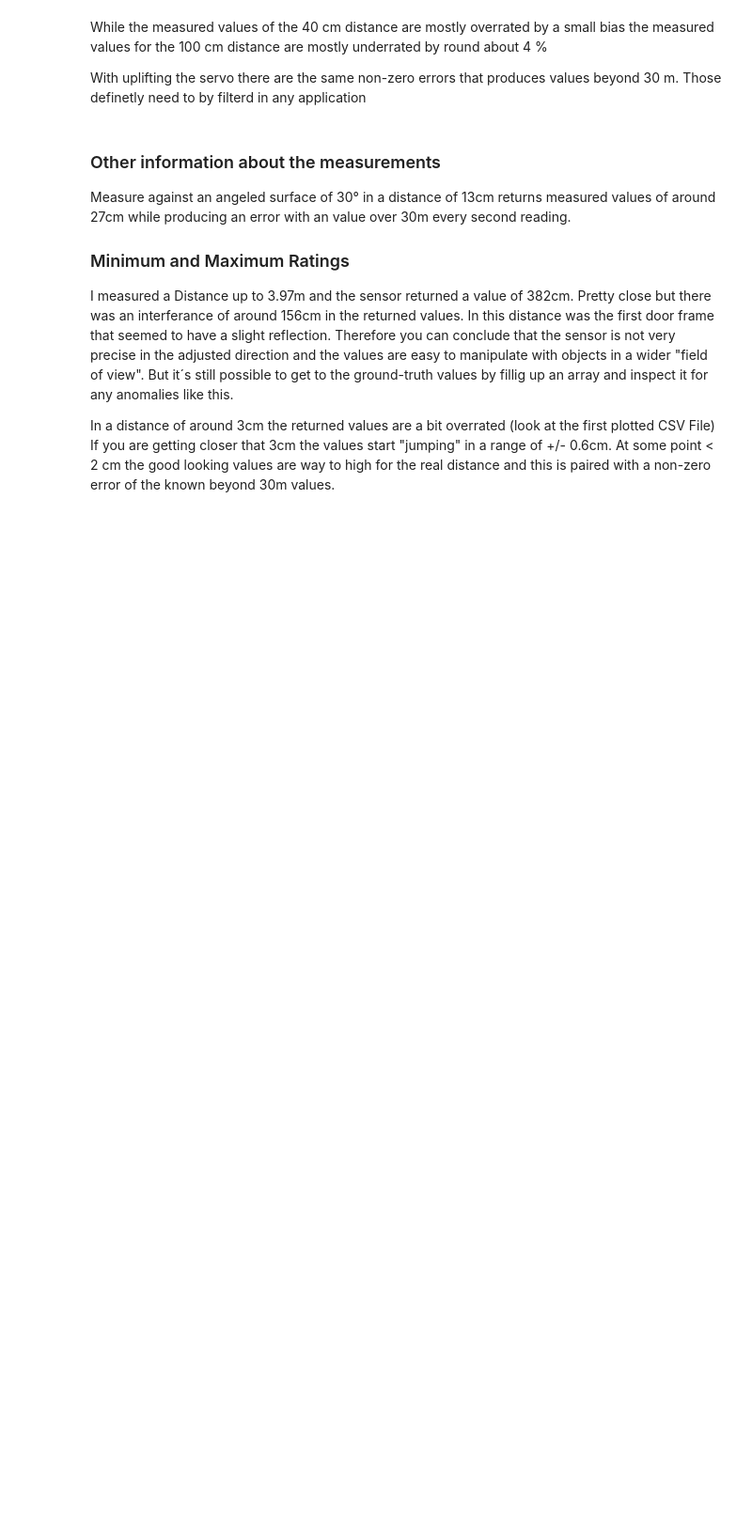
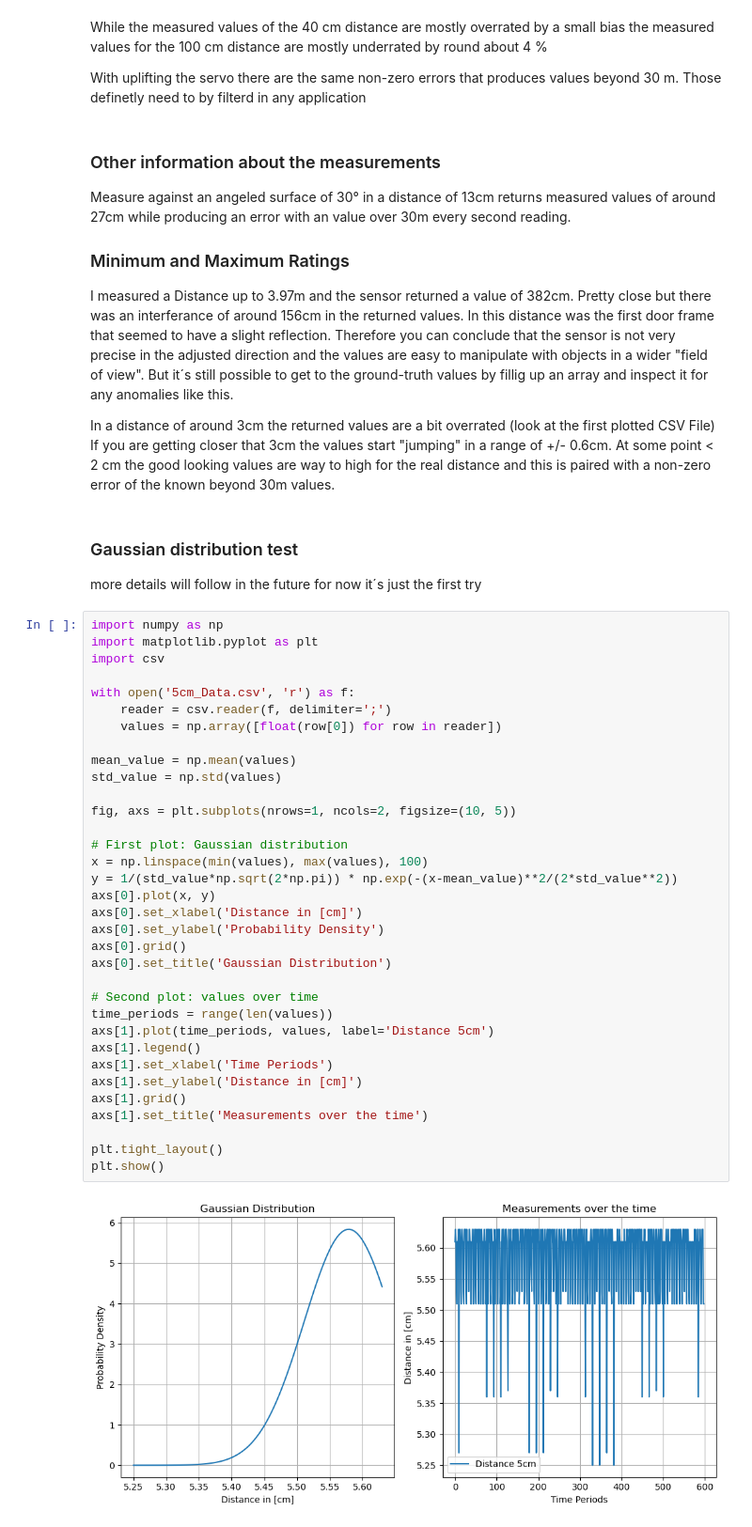
Before and after one commit to Tiro1999/UltrasonicAnalysis_HC-SR04, a Jupyter notebook: Documentation.ipynb, the cells around one changed output. Shown at 94% size. Cells and saved outputs as stored; diff of their text form; blank space fills up the shorter version.

Commit message:
First try to plot a gaussian distribution for a few CSV

```diff
--- a/Documentation.ipynb
+++ b/Documentation.ipynb
@@ -492,3 +488,43 @@ But it´s still possible to get to the ground-truth values by fillig up an array
 In a distance of around 3cm the returned values are a bit overrated (look at the first plotted CSV File)
 If you are getting closer that 3cm the values start "jumping" in a range of +/- 0.6cm.
 At some point < 2 cm the good looking values are way to high for the real distance and this is paired with a non-zero error of the known beyond 30m values.
+# %% [markdown]
+### Gaussian distribution test
+
+more details will follow in the future for now it´s just the first try
+# %%
+import numpy as np
+import matplotlib.pyplot as plt
+import csv
+
+with open('5cm_Data.csv', 'r') as f:
+    reader = csv.reader(f, delimiter=';')
+    values = np.array([float(row[0]) for row in reader])
+
+mean_value = np.mean(values)
+std_value = np.std(values)
+
+fig, axs = plt.subplots(nrows=1, ncols=2, figsize=(10, 5))
+
+# First plot: Gaussian distribution
+x = np.linspace(min(values), max(values), 100)
+y = 1/(std_value*np.sqrt(2*np.pi)) * np.exp(-(x-mean_value)**2/(2*std_value**2))
+axs[0].plot(x, y)
+axs[0].set_xlabel('Distance in [cm]')
+axs[0].set_ylabel('Probability Density')
+axs[0].grid()
+axs[0].set_title('Gaussian Distribution')
+
+# Second plot: values over time
+time_periods = range(len(values))
+axs[1].plot(time_periods, values, label='Distance 5cm')
+axs[1].legend()
+axs[1].set_xlabel('Time Periods')
+axs[1].set_ylabel('Distance in [cm]')
+axs[1].grid()
+axs[1].set_title('Measurements over the time')
+
+plt.tight_layout()
+plt.show()
+# %% [output]
+[figure, added]
```
Also changed, not shown: parts of 5 cells of this notebook.
